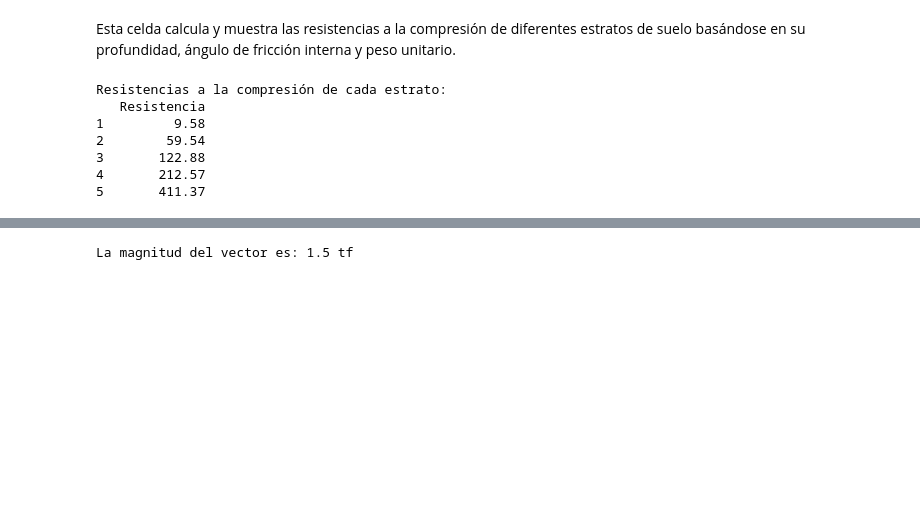
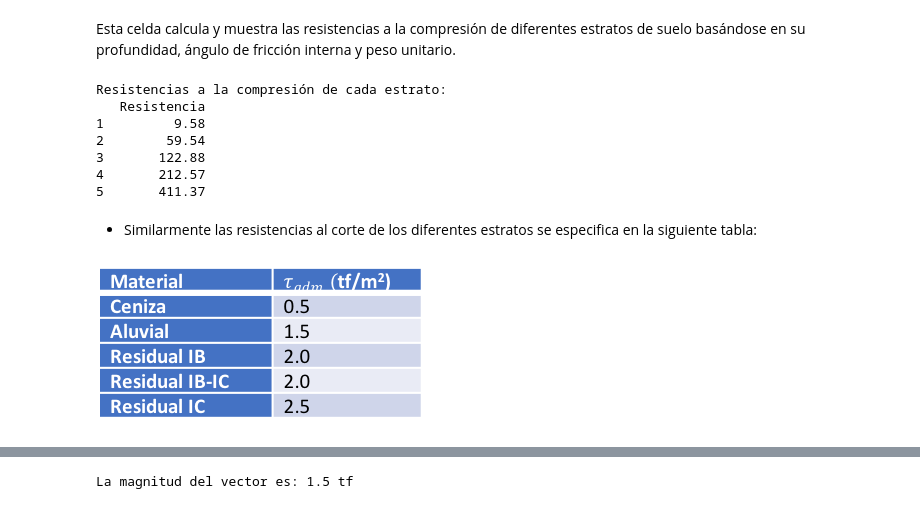
Before and after one commit to oscar-rincon/intro-fem, a Jupyter notebook: cimentación_suelo_estratificado/01_zapata.ipynb, the cells around one changed output, grey strips where cells are left out. Cells and saved outputs as stored; diff of their text form; code cells hidden in the pictures; blank space fills up the shorter version.

Commit message:
importando imagenes con python

```diff
--- a/cimentación_suelo_estratificado/01_zapata.ipynb
+++ b/cimentación_suelo_estratificado/01_zapata.ipynb
@@ -109,4 +110,10 @@ Resistencias a la compresión de cada estrato:
 3       122.88
 4       212.57
 5       411.37
+# %% [markdown]
+- Similarmente las resistencias al corte de los diferentes estratos se especifica en la siguiente tabla:
+# %%
+display(Image(filename='img/fuste.png'))
+# %% [output]
+[figure, added]
 # %% [markdown]
```
Also changed, not shown: parts of 2 cells of this notebook, 9 other files.
